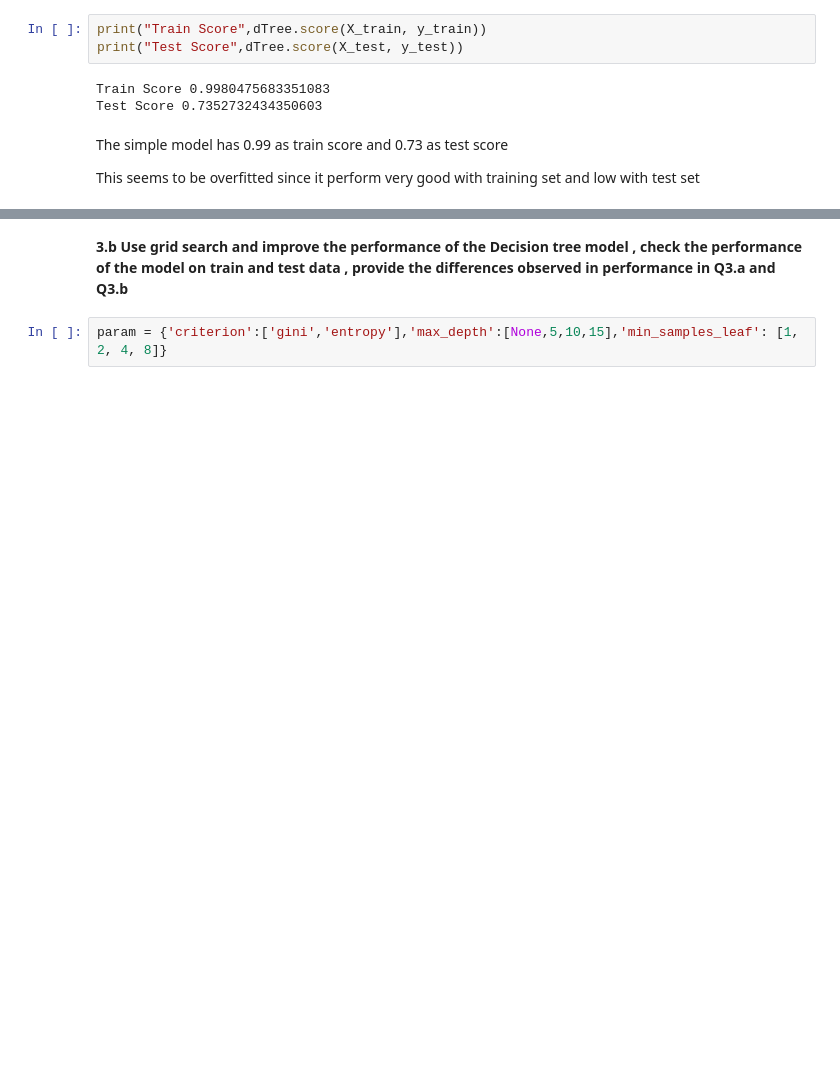
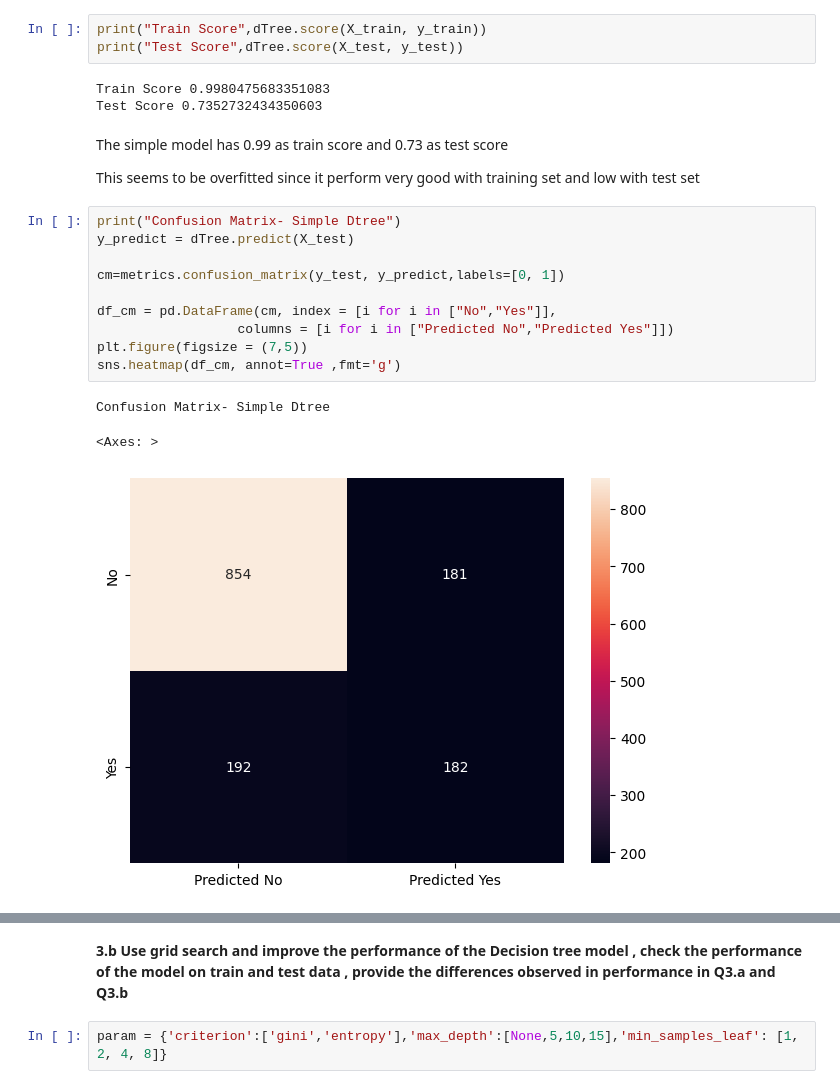
Before and after one commit to RethinaDuraiJohn/GreatLearning, a Jupyter notebook: Ensemble/Project/EnsembleProject.ipynb, the cells around one changed output, grey strips where cells are left out. Drawn from its saved outputs; the diff is of its cells as text; blank space fills up the shorter version.

Commit message:
until simple random forest

```diff
--- a/Ensemble/Project/EnsembleProject.ipynb
+++ b/Ensemble/Project/EnsembleProject.ipynb
@@ -458,3 +461,17 @@ The simple model has
 0.99 as train score and 0.73 as test score
 
 This seems to be overfitted since it perform very good with training set and low with test set
+# %%
+print("Confusion Matrix- Simple Dtree")
+y_predict = dTree.predict(X_test)
+
+cm=metrics.confusion_matrix(y_test, y_predict,labels=[0, 1])
+
+df_cm = pd.DataFrame(cm, index = [i for i in ["No","Yes"]],
+                  columns = [i for i in ["Predicted No","Predicted Yes"]])
+plt.figure(figsize = (7,5))
+sns.heatmap(df_cm, annot=True ,fmt='g')
+# %% [output]
+Confusion Matrix- Simple Dtree
+<Axes: >
+[figure, added]
```
Also changed, not shown: parts of 11 cells of this notebook.
